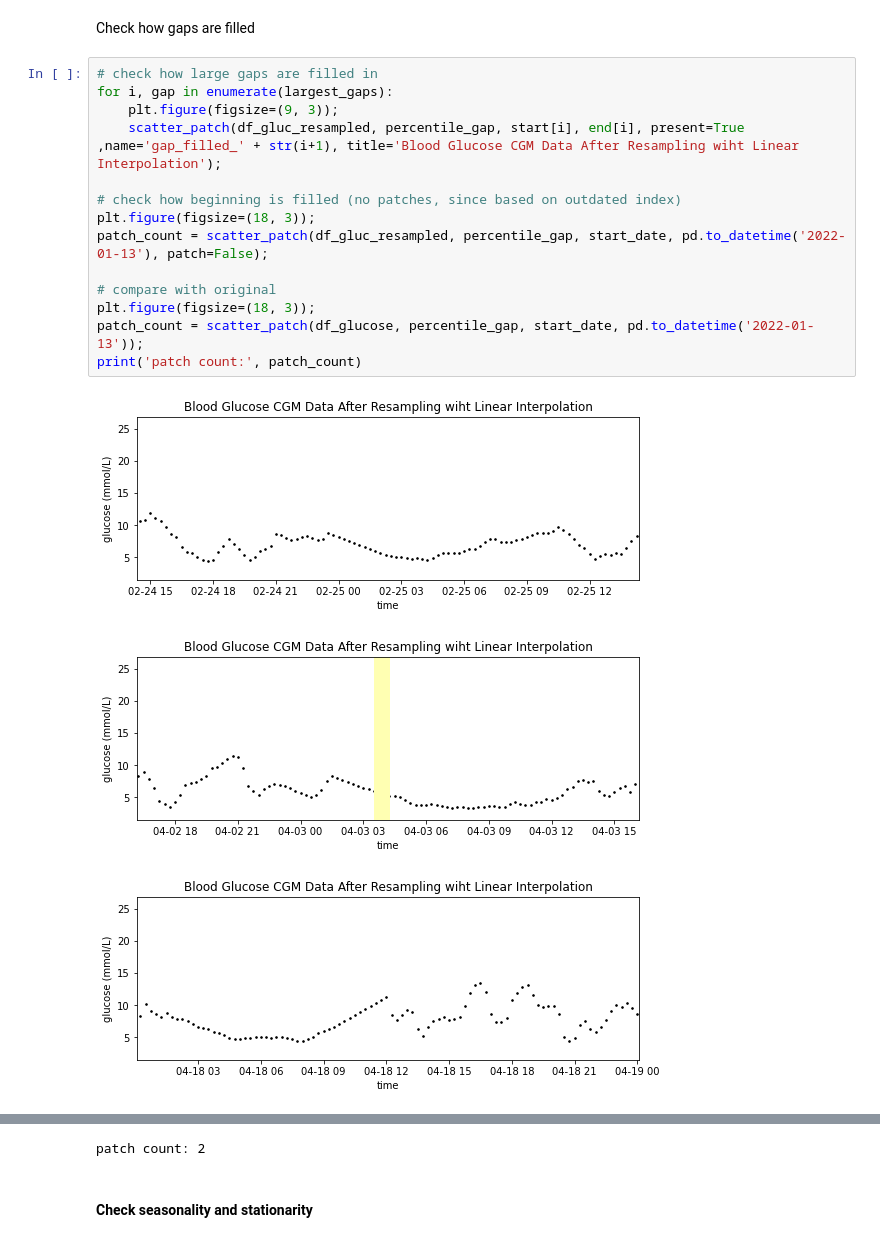
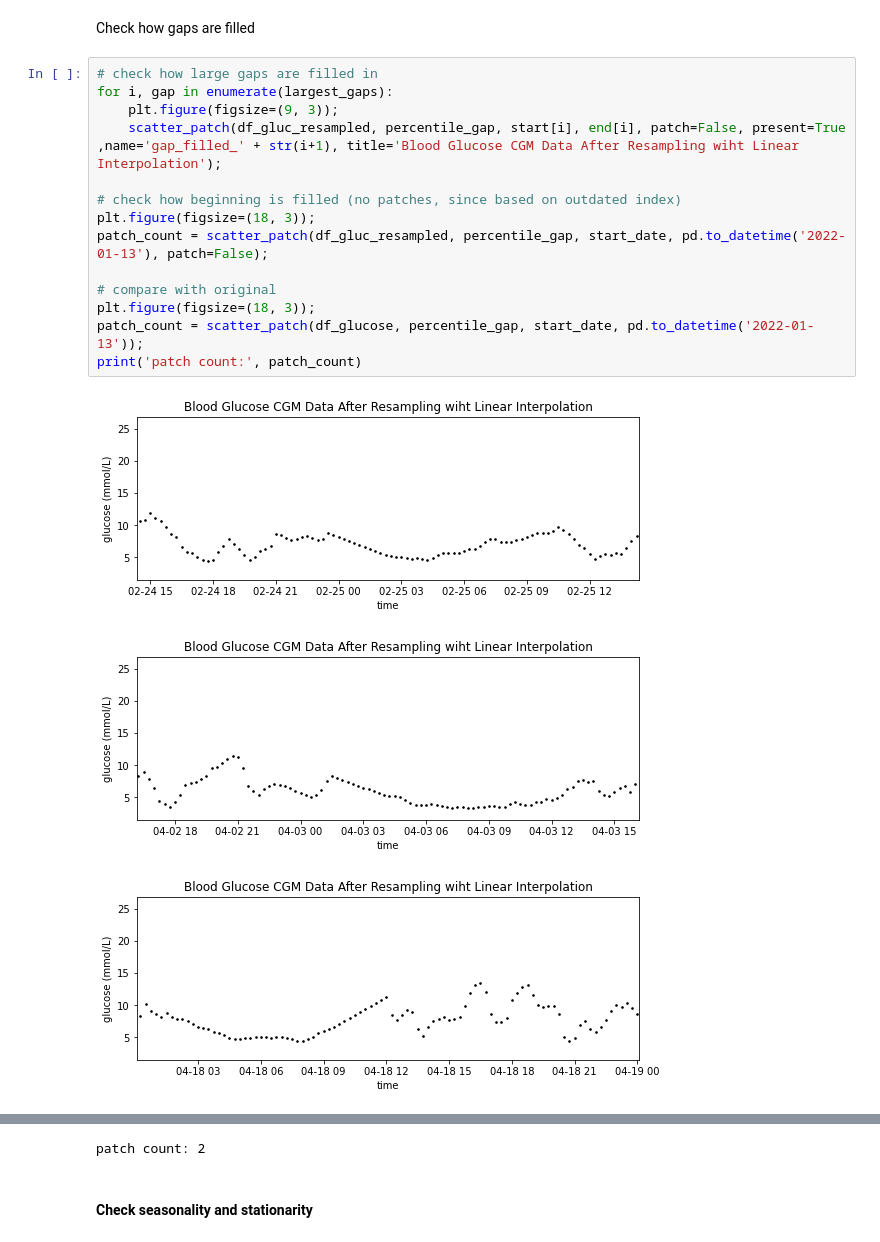
Before and after one commit to inaug22/capstone3, a Jupyter notebook: notebooks/glucose_wrangling+EDA.ipynb, the cells around one changed output, grey strips where cells are left out. Saved outputs shown, nothing was run; the diff lists cells and outputs as text.

Commit message:
presentation day

```diff
--- a/notebooks/glucose_wrangling+EDA.ipynb
+++ b/notebooks/glucose_wrangling+EDA.ipynb
@@ -415,20 +417,20 @@ Check how gaps are filled
 # %%
 # check how large gaps are filled in
 for i, gap in enumerate(largest_gaps):
     plt.figure(figsize=(9, 3));
-    scatter_patch(df_gluc_resampled, percentile_gap, start[i], end[i], present=True ,name='gap_filled_' + str(i+1), title='Blood Glucose CGM Data After Resampling wiht Linear Interpolation');
+    scatter_patch(df_gluc_resampled, percentile_gap, start[i], end[i], patch=False, present=True ,name='gap_filled_' + str(i+1), title='Blood Glucose CGM Data After Resampling wiht Linear Interpolation');
 
 # check how beginning is filled (no patches, since based on outdated index)
 plt.figure(figsize=(18, 3));
 patch_count = scatter_patch(df_gluc_resampled, percentile_gap, start_date, pd.to_datetime('2022-01-13'), patch=False);
 
 # compare with original
 plt.figure(figsize=(18, 3));
 patch_count = scatter_patch(df_glucose, percentile_gap, start_date, pd.to_datetime('2022-01-13'));
 print('patch count:', patch_count)
 # %% [output]
 [figure]
-[figure, old version]
+[figure, new version]
 [figure]
 [figure]
 [figure]
```
Also changed, not shown: parts of 12 cells of this notebook.
